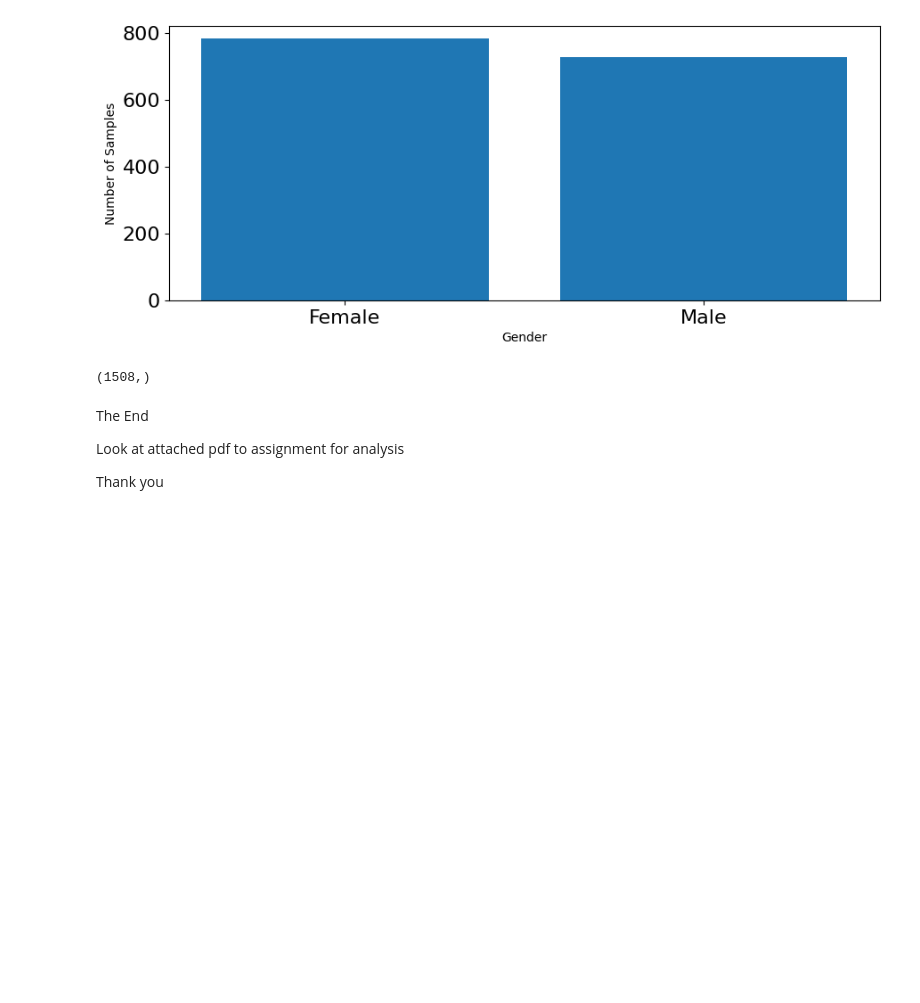
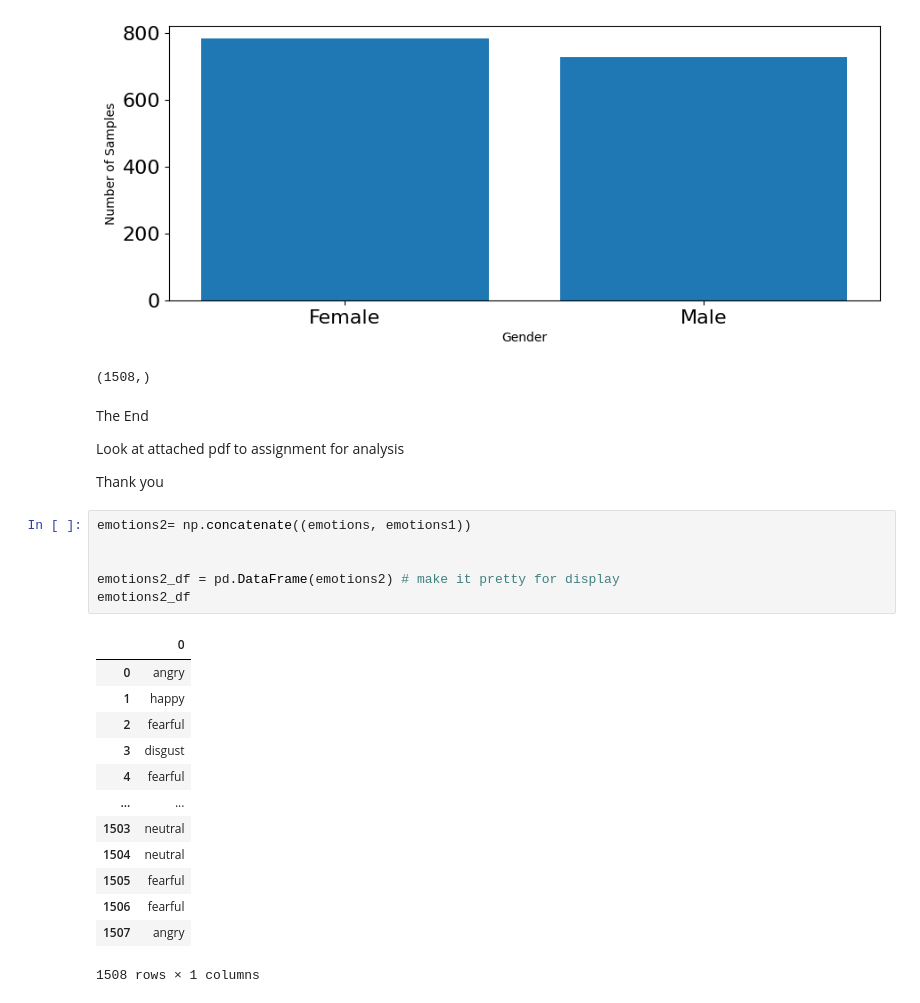
Before and after one commit to IAT-ExploringAI-2024/Week-2_Data_Preprocessing, a Jupyter notebook: Mark_Duinkerke_Week_2_Data_Preprocessing.ipynb, the cells around one changed output. Cells and saved outputs as stored; diff of their text form; blank space fills up the shorter version.

```diff
--- a/Mark_Duinkerke_Week_2_Data_Preprocessing.ipynb
+++ b/Mark_Duinkerke_Week_2_Data_Preprocessing.ipynb
@@ -1198,3 +1198,23 @@ The End
 Look at attached pdf to assignment for analysis
 
 Thank you
+# %%
+emotions2= np.concatenate((emotions, emotions1))
+
+
+emotions2_df = pd.DataFrame(emotions2) # make it pretty for display
+emotions2_df
+# %% [output]
+|  | 0 |
+| 0 | angry |
+| 1 | happy |
+| 2 | fearful |
+| 3 | disgust |
+| 4 | fearful |
+| ... | ... |
+| 1503 | neutral |
+| 1504 | neutral |
+| 1505 | fearful |
+| 1506 | fearful |
+| 1507 | angry |
+1508 rows × 1 columns
```
Also changed, not shown: parts of 6 cells of this notebook.
